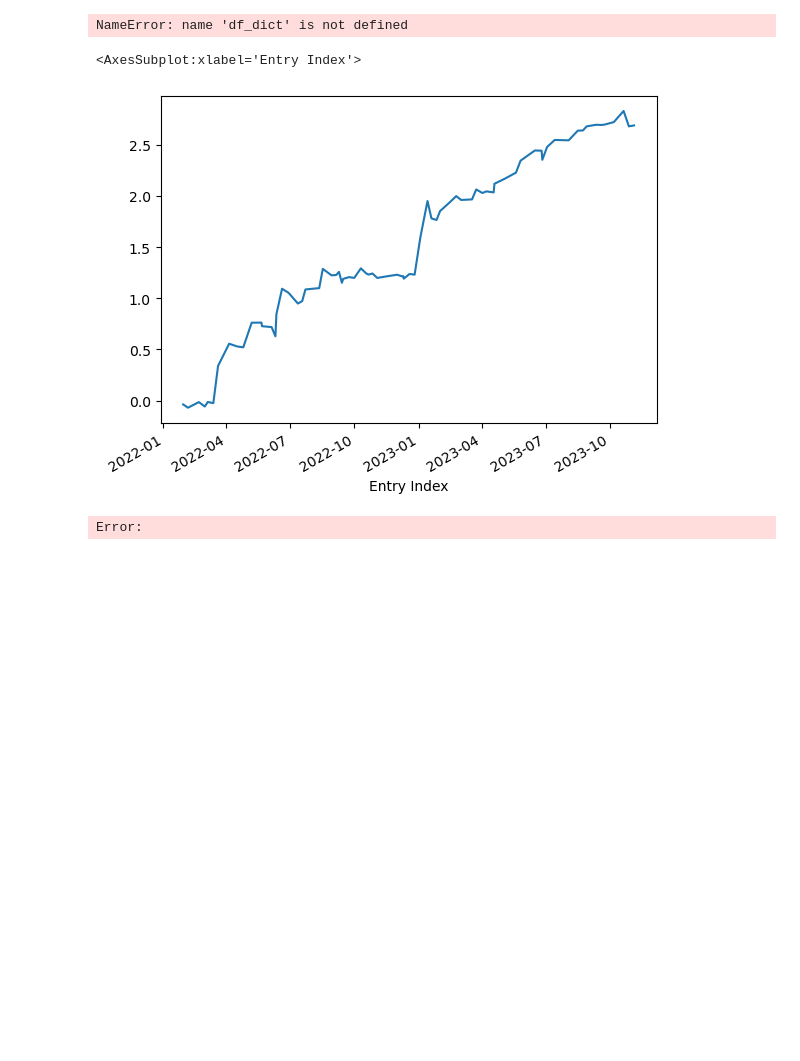
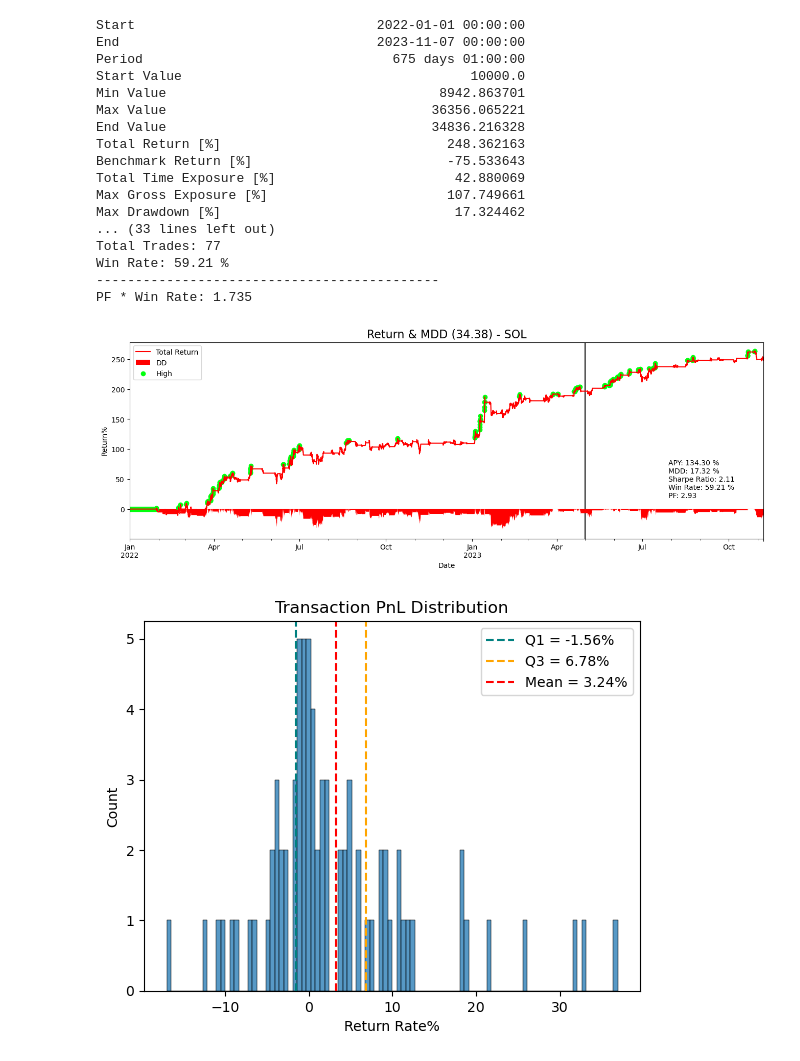
Before and after one commit to JohnsonHsiao/DC_capital_intern, a Jupyter notebook: strategy_research/CTA_TEST/Crypto/mom/bt_lab.ipynb, the cells around one changed output. Saved outputs shown, nothing was run; the diff lists cells and outputs as text; code cells hidden in the pictures; blank space fills up the shorter version.

```diff
--- a/strategy_research/CTA_TEST/Crypto/mom/bt_lab.ipynb
+++ b/strategy_research/CTA_TEST/Crypto/mom/bt_lab.ipynb
@@ -23,38 +23,54 @@ from mom import get_data,Strategy
 # %%
 df_dict = {}
 candidate = ['1INCH','1000SHIB','AAVE','ADA','ALGO','ANKR','APE','APT','ARB','AVAX','BAND','BCH','BLUR','BNB','BTC','CYBER','DOGE','DYDX','EGLD','ENJ','ETC','ETH','FLOW','GALA','GMT','GMX','IMX','IOST','IOTA','LINK','LTC','MATIC','MANA','MKR','NEAR','NEO','OP','SNX','SEI','STX','SUSHI','THETA','TRB','XRP','XMR','XLM']
-
 for coin in candidate:
-    df_dict[coin] = get_data(coin)
+    try:
+        df_dict[coin] = get_data(coin)
+    except:
+        pass
+# %%
+df_dict['SOL'] = get_data('SOL')
 # %%
 start = '2022-01-01'
 sep = ''
 end = ''
 
-side = 'short'
+side = 'both'
 # v2
-params = {'window_l_k': 48, 'window_l_d': 72, 'window_s_k': 94, 'window_s_d': 70, 'upper_bound': 95}
+params = {'window_l_k': 40, 'window_l_d': 48, 'window_s_k': 100, 'window_s_d': 126, 'upper_bound': 95}
 
 # sol : 40,48,100,126,95
 config = {'freq':'1h', 'lag':1, 'fee': 0.0003}
-coin = '1INCH'
+coin = 'SOL'
 df = df_dict[coin]
 strategy = Strategy(df=df.loc[start:], configs=config)
 _pf = strategy.strategy(side = side,params=params)
 trades = _pf.trades.records_readable
 analyze = Analyzer(strategy)
 # analyze.show_period_analysis(trades)
 # analyze.plot_ret_dist(trades)
-analyze.show_pf_analysis(params, side, coin, axv_index=['2022-05-01'])
+analyze.show_pf_analysis(params, side, coin, axv_index=['2023-05-01'])
+analyze.plot_ret_dist(trades)
 # %% [output]
-NameError: name 'df_dict' is not defined
+Start                               2022-01-01 00:00:00
+End                                 2023-11-07 00:00:00
+Period                                675 days 01:00:00
+Start Value                                     10000.0
+Min Value                                   8942.863701
+Max Value                                  36356.065221
+End Value                                  34836.216328
+Total Return [%]                             248.362163
+Benchmark Return [%]                         -75.533643
+Total Time Exposure [%]                       42.880069
+Max Gross Exposure [%]                       107.749661
+Max Drawdown [%]                              17.324462
+... (33 lines left out)
+Total Trades: 77
+Win Rate: 59.21 %
+--------------------------------------------
+PF * Win Rate: 1.735
+[figure, added]
+[figure, added]
-# %%
-trades.index = trades['Entry Index']
-trades['Return'].cumsum().plot()
-# %% [output]
-<AxesSubplot:xlabel='Entry Index'>
-[figure, removed]
-Error:
 # %%
 import warnings
 warnings.filterwarnings("ignore")
```
Also changed, not shown: parts of 1 cell of this notebook, 15 other files.
